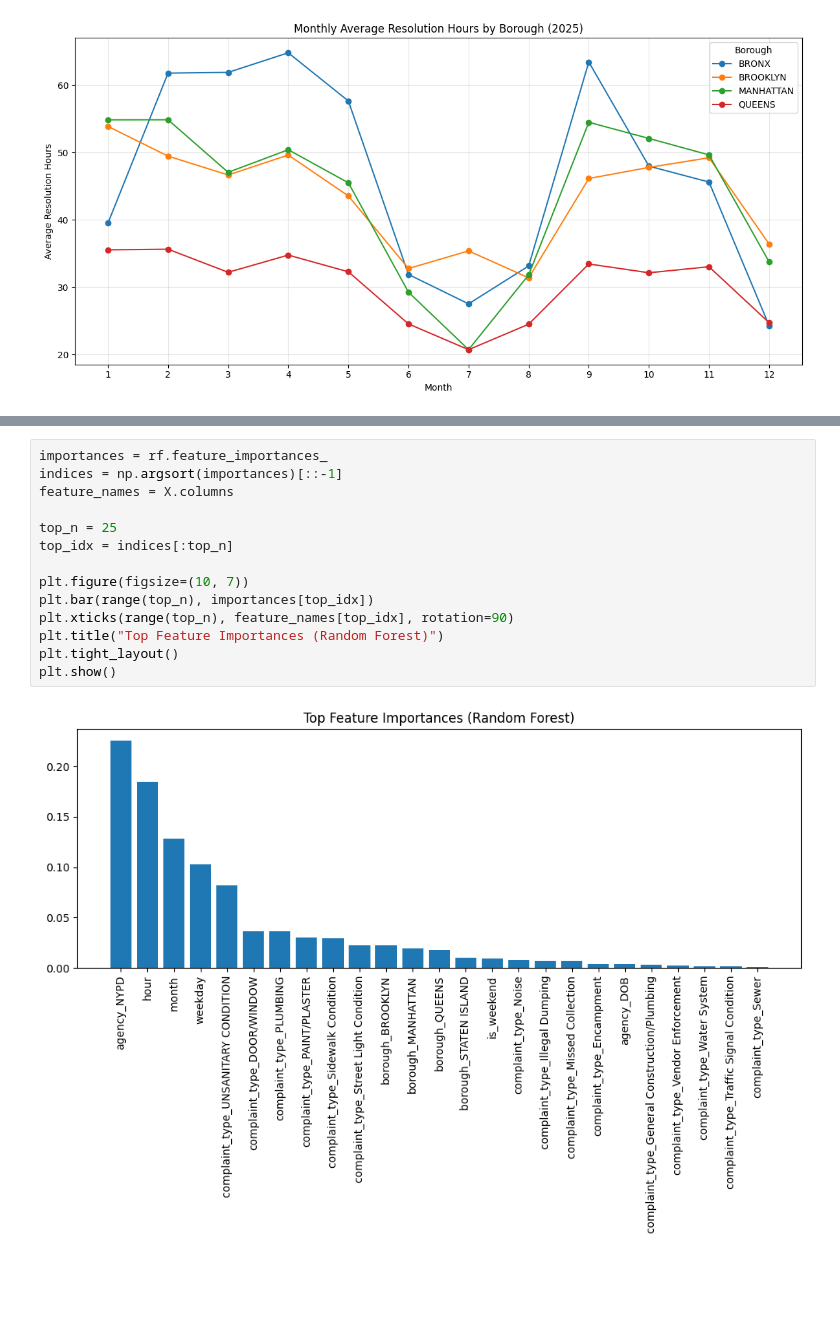
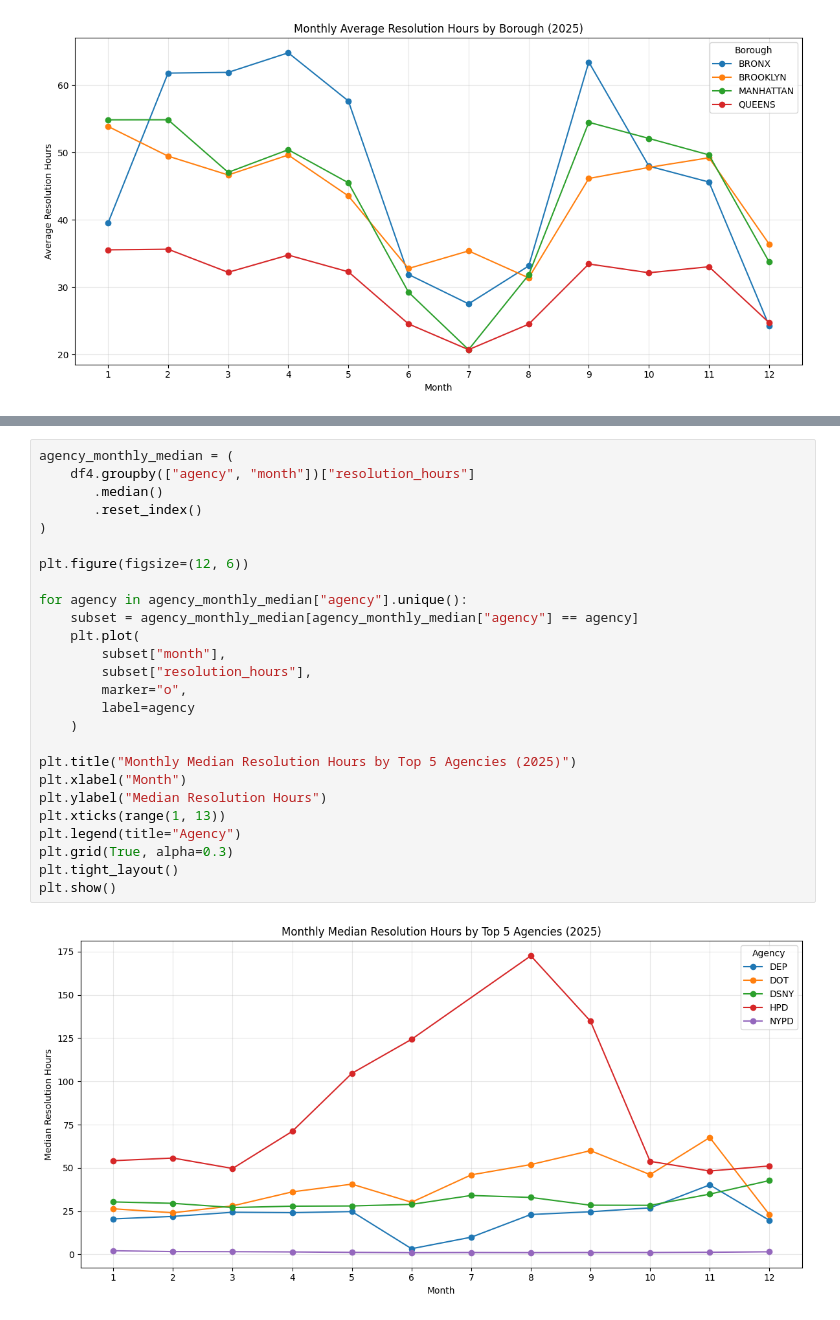
Before and after one commit to yerapark/nyc-311-service-analysis, a Jupyter notebook: notebooks/03_full_year_modeling.ipynb, the cells around one changed output, grey strips where cells are left out. Saved outputs shown, nothing was run; the diff lists cells and outputs as text; blank space fills up the shorter version.

```diff
--- a/notebooks/03_full_year_modeling.ipynb
+++ b/notebooks/03_full_year_modeling.ipynb
@@ -698,16 +556,28 @@ plt.show()
-# %%
-importances = rf.feature_importances_
-indices = np.argsort(importances)[::-1]
-feature_names = X.columns
-
-top_n = 25
-top_idx = indices[:top_n]
-
-plt.figure(figsize=(10, 7))
-plt.bar(range(top_n), importances[top_idx])
-plt.xticks(range(top_n), feature_names[top_idx], rotation=90)
-plt.title("Top Feature Importances (Random Forest)")
-plt.tight_layout()
-plt.show()
-# %% [output]
-[figure, removed]
+# %%
+agency_monthly_median = (
+    df4.groupby(["agency", "month"])["resolution_hours"]
+       .median()
+       .reset_index()
+)
+
+plt.figure(figsize=(12, 6))
+
+for agency in agency_monthly_median["agency"].unique():
+    subset = agency_monthly_median[agency_monthly_median["agency"] == agency]
+    plt.plot(
+        subset["month"],
+        subset["resolution_hours"],
+        marker="o",
+        label=agency
+    )
+
+plt.title("Monthly Median Resolution Hours by Top 5 Agencies (2025)")
+plt.xlabel("Month")
+plt.ylabel("Median Resolution Hours")
+plt.xticks(range(1, 13))
+plt.legend(title="Agency")
+plt.grid(True, alpha=0.3)
+plt.tight_layout()
+plt.show()
+# %% [output]
+[figure, added]
```
Also changed, not shown: parts of 41 cells of this notebook, 1 other file.
